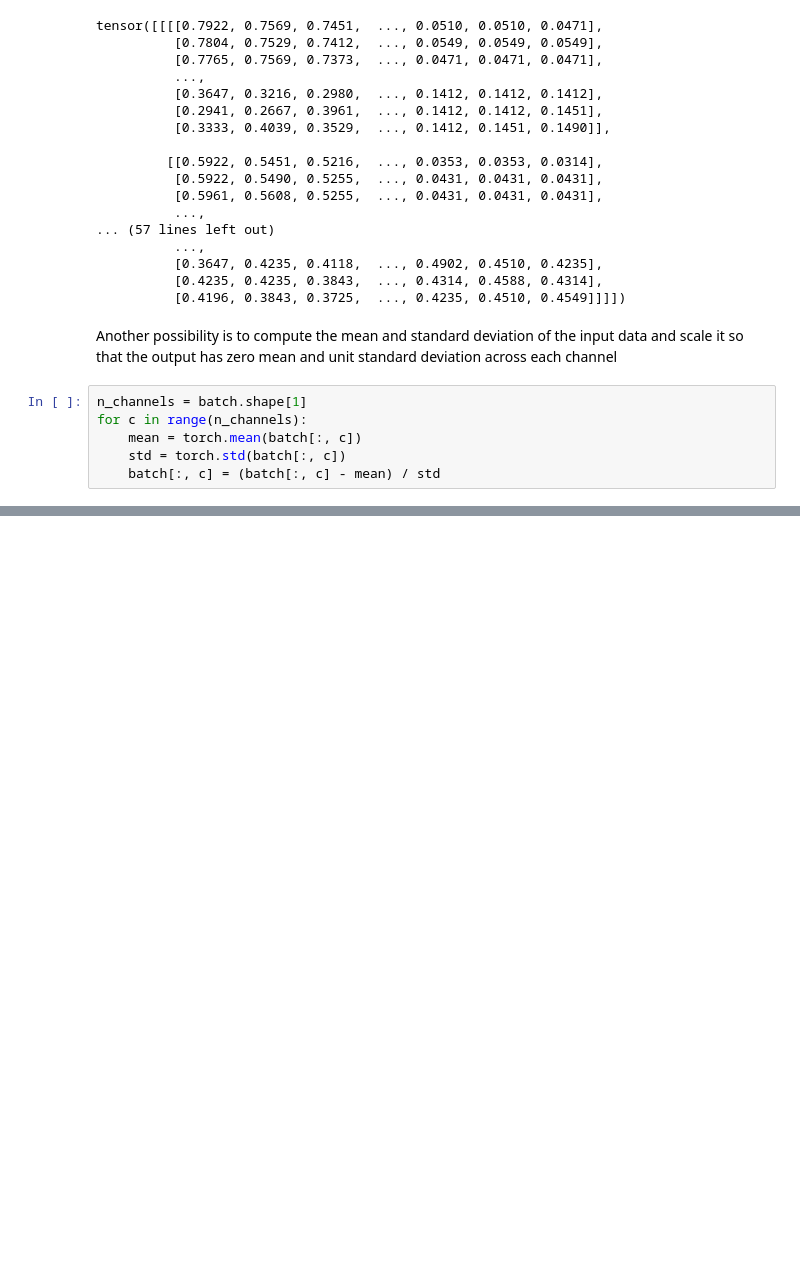
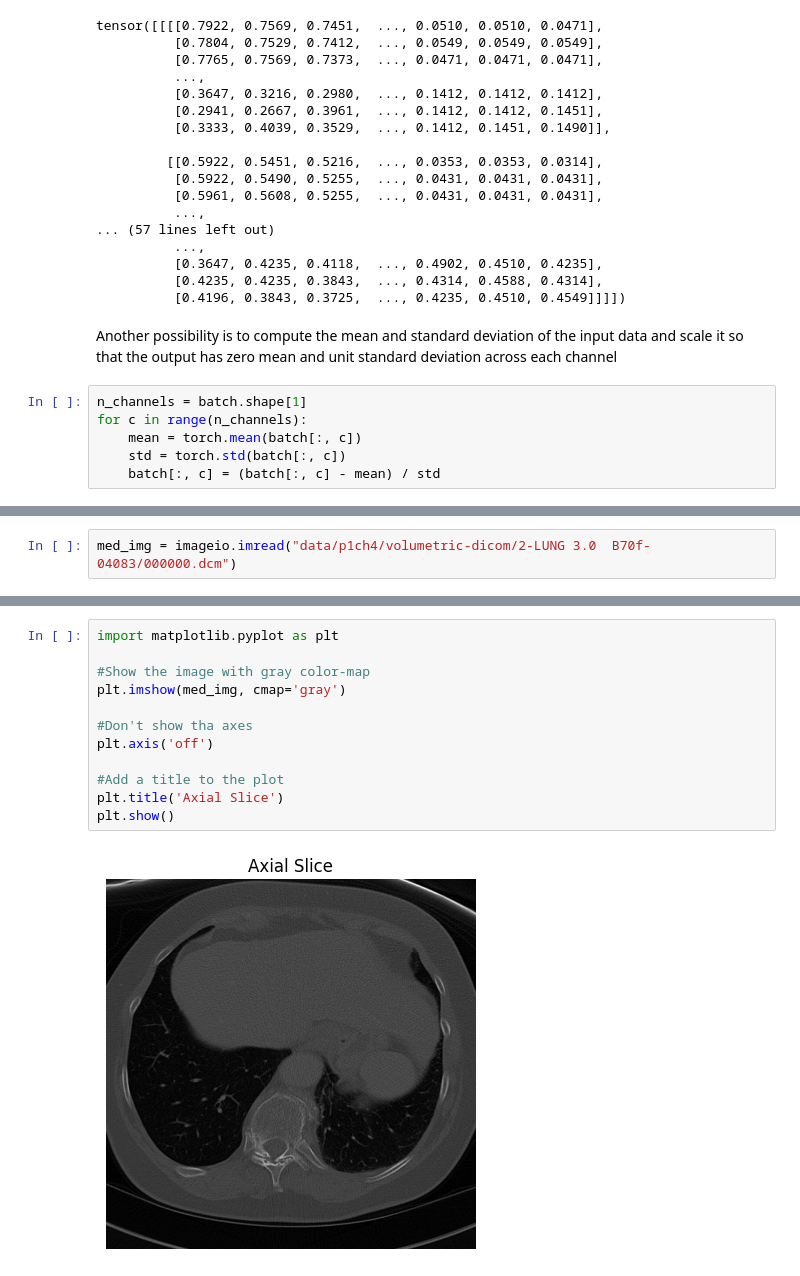
Before and after one commit to adhiiisetiawan/pytorch-back-to-basic, a Jupyter notebook: 4a. Image Representation with Tensor.ipynb, the cells around one changed output, grey strips where cells are left out. Drawn from its saved outputs; the diff is of its cells as text; blank space fills up the shorter version.

Commit message:
3D images exploration, lung CT Scan

```diff
--- a/4a. Image Representation with Tensor.ipynb
+++ b/4a. Image Representation with Tensor.ipynb
@@ -147,0 +181,2 @@ for c in range(n_channels):
+# %%
+med_img = imageio.imread("data/p1ch4/volumetric-dicom/2-LUNG 3.0  B70f-04083/000000.dcm")
@@ -147,0 +203,14 @@ for c in range(n_channels):
+# %%
+import matplotlib.pyplot as plt
+
+#Show the image with gray color-map
+plt.imshow(med_img, cmap='gray')
+
+#Don't show tha axes
+plt.axis('off')
+
+#Add a title to the plot
+plt.title('Axial Slice')
+plt.show()
+# %% [output]
+[figure, added]
```
Also changed, not shown: parts of 4 cells of this notebook.
